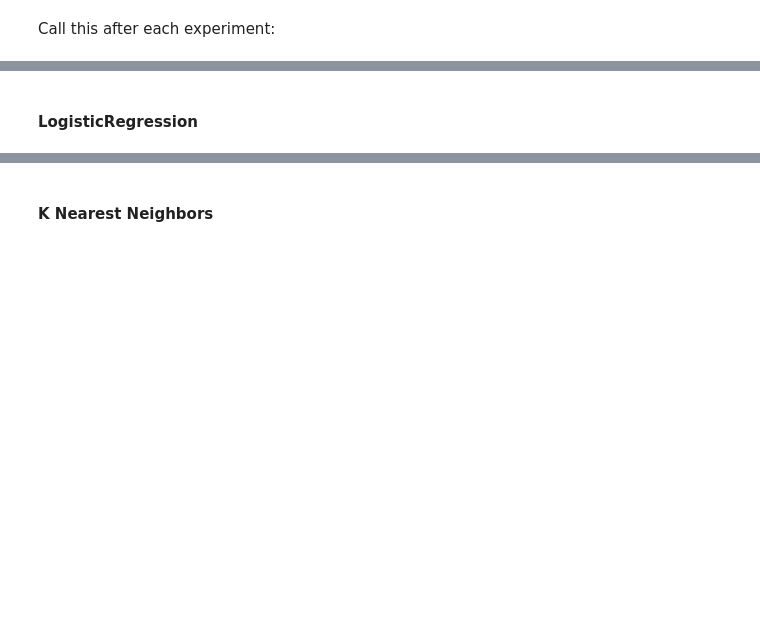
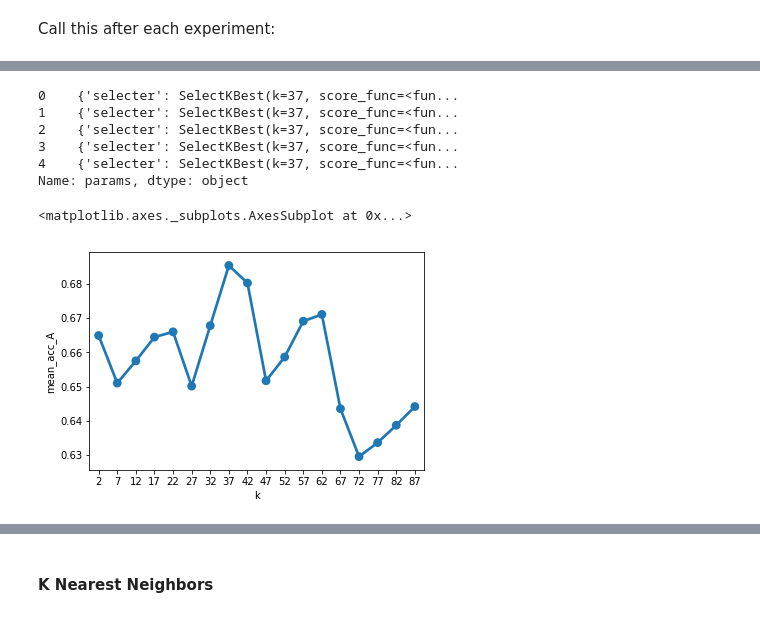
Before and after one commit to laufergall/ML_Speaker_Characteristics, a Jupyter notebook: classification/02_evaluating_classification_WAAT.ipynb, the cells around one changed output, grey strips where cells are left out. Saved outputs shown, nothing was run; the diff lists cells and outputs as text; code cells hidden in the pictures; blank space fills up the shorter version.

Commit message:
tuning nb and lr

```diff
--- a/classification/02_evaluating_classification_WAAT.ipynb
+++ b/classification/02_evaluating_classification_WAAT.ipynb
@@ -552,2 +568,21 @@ trained_all.append(trained)
-# %% [markdown]
-#### LogisticRegression
+# %%
+# open generated file with results of fitting GridSearchCV
+
+sgrid = pd.read_csv(r'.\data_while_tuning\GaussianNB_tuning.csv')
+print(sgrid['params'].head())
+
+# get number of k from each row
+params_splitted = sgrid['params'].str.split(':')
+sgrid['k'] = params_splitted.apply(lambda x: int(x[-1][1:-1]))
+
+# plot acc vs. k
+sns.pointplot(x='k', y='mean_acc_A', data=sgrid) # hue
+# %% [output]
+0    {'selecter': SelectKBest(k=37, score_func=<fun...
+1    {'selecter': SelectKBest(k=37, score_func=<fun...
+2    {'selecter': SelectKBest(k=37, score_func=<fun...
+3    {'selecter': SelectKBest(k=37, score_func=<fun...
+4    {'selecter': SelectKBest(k=37, score_func=<fun...
+Name: params, dtype: object
+<matplotlib.axes._subplots.AxesSubplot at 0x...>
+[figure, added]
```
Also changed, not shown: parts of 14 cells of this notebook.
